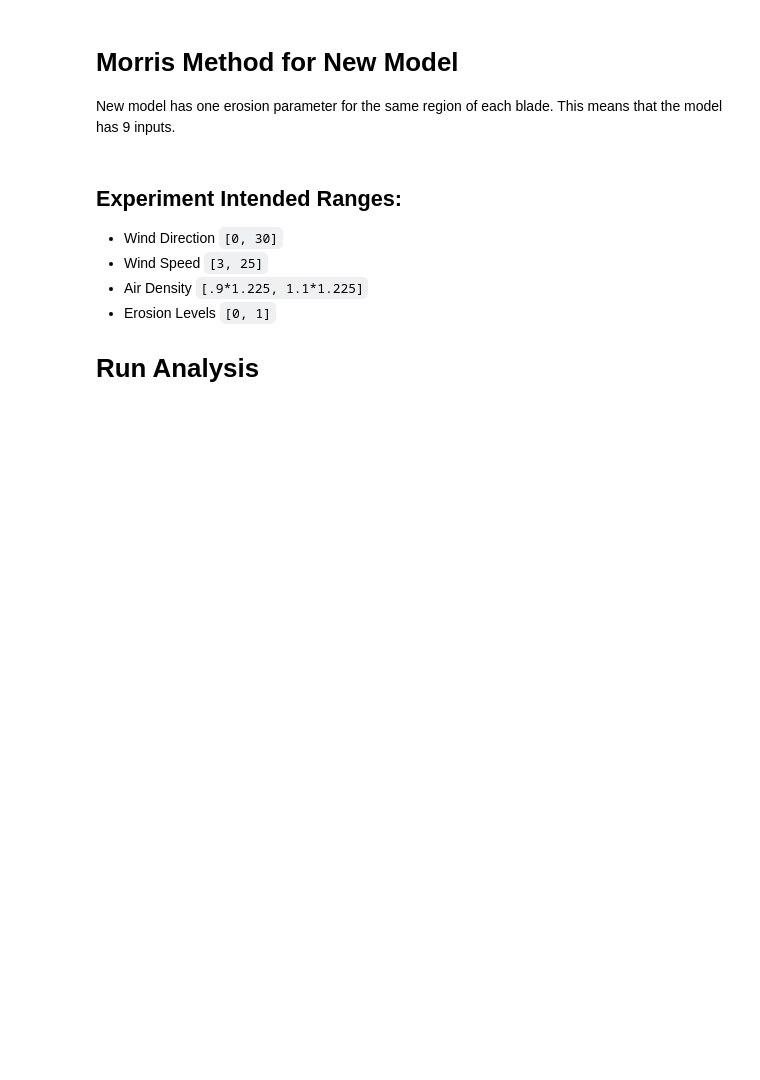
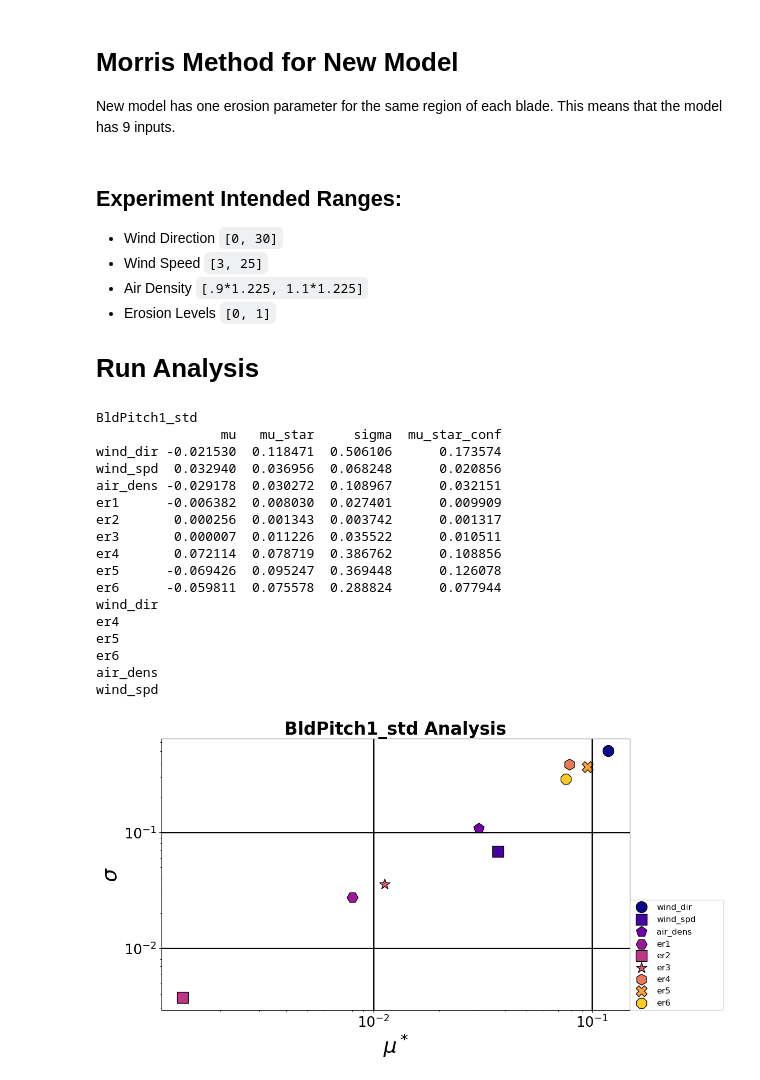
Before and after one commit to Aidan-Gettemy/LE3Storage, a Jupyter notebook: Experiment_Points/Morris_New.ipynb, the cells around one changed output. Cells and saved outputs as stored; diff of their text form; code cells hidden in the pictures; blank space fills up the shorter version.

```diff
--- a/Experiment_Points/Morris_New.ipynb
+++ b/Experiment_Points/Morris_New.ipynb
@@ -71,13 +71,14 @@ problem = {
 inputs = np.loadtxt("Morris400.txt", float)
 
 # Load in the corresponding Morris results file
-morris_exp_data = pd.read_table("Morris400Data.txt",delimiter = ',')
+morris_exp_data = pd.read_table("InTable_All_NewMorris.txt",delimiter = ',')
 # %%
 allnames = morris_exp_data.columns.tolist()
 
 n = 156;
 # Output name
 outname = allnames[n]
+print(outname)
 outputs = morris_exp_data[[allnames[n]]].to_numpy()
 allnames[n]
 
@@ -96,13 +97,13 @@ import matplotlib.pyplot as plt
 # We want to plot the mu_star on the xaxis and the sigma on the y axis
 
 # But first let's try something out...
-stor = np.zeros((2,21))
+stor = np.zeros((2,9))
 stor[0,:] = Si["mu_star"]
 stor[1,:] = Si["sigma"]
 
-vals = np.zeros((21,))
+vals = np.zeros((9,))
 
-for i in range(21):
+for i in range(9):
     vals[i] = np.linalg.norm(stor[:,i])
 tempvals = vals
 # List off the top 5 influential inputs...
@@ -112,35 +113,54 @@ for j in range(6):
     tempvals[ind] = 0
 
 fig, ax = plt.subplots(1, 1, figsize=(12, 7))
 
-stor = np.zeros((2,21))
+stor = np.zeros((2,9))
 stor[0,:] = Si["mu_star"]
 stor[1,:] = Si["sigma"]
 
-vals = np.zeros((21,))
-for i in range(21):
+vals = np.zeros((9,))
+for i in range(9):
     vals[i] = np.linalg.norm(stor[:,i])
 
 cmap = plt.cm.plasma
-norm = plt.Normalize(vmin=0, vmax=21)
+norm = plt.Normalize(vmin=0, vmax=9)
 nomr1 = plt.Normalize(vmin=min(vals),vmax=max(vals))
 plt.yscale("log")
 plt.xscale("log")
 ms = ["o","s","p","H","s","*","h","X","8","H","s","*","h","X","8","H","s","*","h","X","8"];
 for i in range(len(Si["names"])):
     cl = cmap(norm(i))
     scale = 250 #400*nomr1(vals[i])
     ax.scatter(Si["mu_star"][i], Si["sigma"][i], marker = ms[i],color=cl, s=scale, label=Si["names"][i], edgecolors='black')
 
 #ax.legend(loc="upper left")
 ax.legend(bbox_to_anchor=(1,0,.2,2), loc='lower left',
            ncols=1,mode="expand", borderaxespad=0,fontsize=12)
 ax.grid(True)
 ax.set_xlabel("$\mu^*$",fontsize=30)
 ax.set_ylabel("$\sigma$",fontsize=30)
 plt.xticks(fontsize=20)
 plt.yticks(fontsize=20)
 ax.grid(color='k', linewidth=2)
-outname = "Generator Power Input Analysis"
+outname = outname+" Analysis"
 ax.set_title(outname,fontsize = 25,fontweight = 'bold')
 plt.show()
+# %% [output]
+BldPitch1_std
+                mu   mu_star     sigma  mu_star_conf
+wind_dir -0.021530  0.118471  0.506106      0.173574
+wind_spd  0.032940  0.036956  0.068248      0.020856
+air_dens -0.029178  0.030272  0.108967      0.032151
+er1      -0.006382  0.008030  0.027401      0.009909
+er2       0.000256  0.001343  0.003742      0.001317
+er3       0.000007  0.011226  0.035522      0.010511
+er4       0.072114  0.078719  0.386762      0.108856
+er5      -0.069426  0.095247  0.369448      0.126078
+er6      -0.059811  0.075578  0.288824      0.077944
+wind_dir
+er4
+er5
+er6
+air_dens
+wind_spd
+[figure, added]
```
